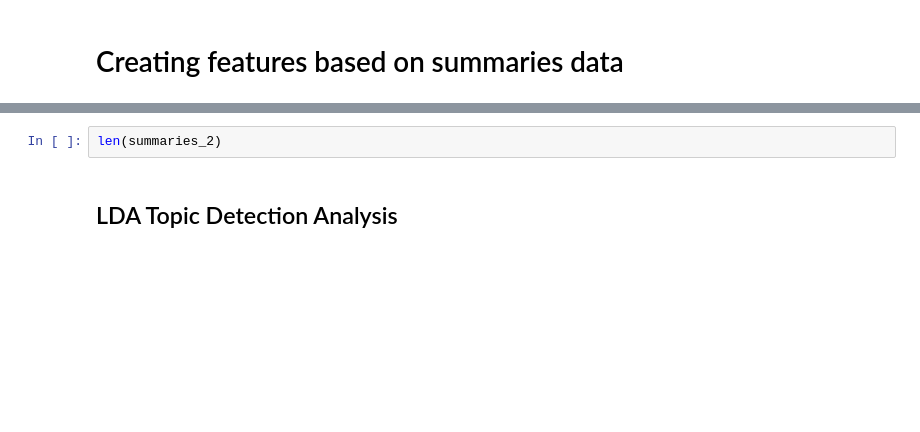
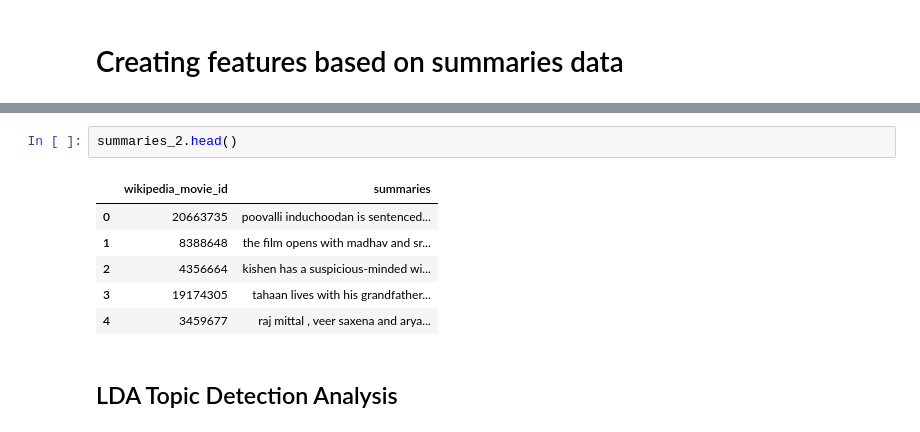
Before and after one commit to epfl-ada/ada-2022-project-badaboom, a Jupyter notebook: P2.ipynb, the cells around one changed output, grey strips where cells are left out. Drawn from its saved outputs; the diff is of its cells as text; blank space fills up the shorter version.

```diff
--- a/P2.ipynb
+++ b/P2.ipynb
@@ -854,5 +1219,12 @@ summaries_2.head()
-# %%
-len(summaries_2)
+# %%
+summaries_2.head()
+# %% [output]
+|  | wikipedia_movie_id | summaries |
+| 0 | 20663735 | poovalli induchoodan is sentenced... |
+| 1 | 8388648 | the film opens with madhav and sr... |
+| 2 | 4356664 | kishen has a suspicious-minded wi... |
+| 3 | 19174305 | tahaan lives with his grandfather... |
+| 4 | 3459677 | raj mittal , veer saxena and arya... |
 # %% [markdown]
 ## LDA Topic Detection Analysis
 # %% [markdown]
```
Also changed, not shown: parts of 86 cells of this notebook.
